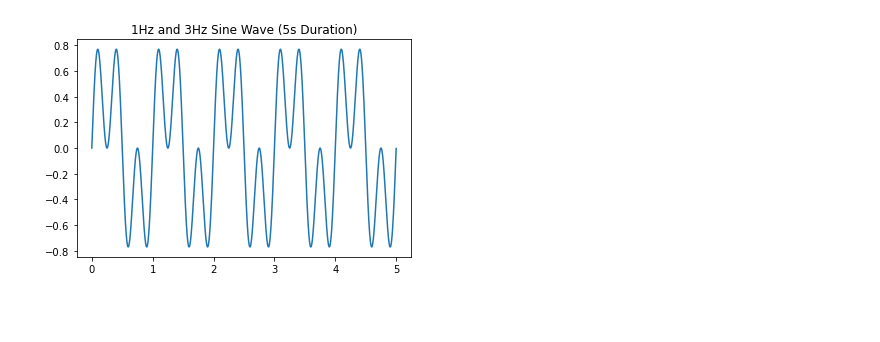
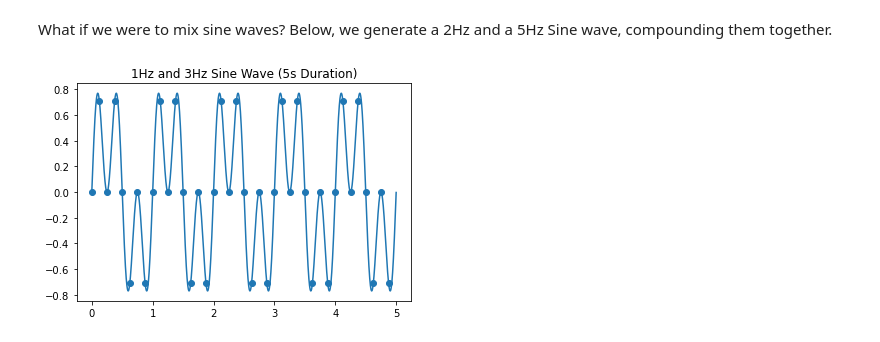
Before and after one commit to bennjii/fourier, a Jupyter notebook: theoretical_fourier.ipynb, the cells around one changed output. Drawn from its saved outputs; the diff is of its cells as text; code cells hidden in the pictures; blank space fills up the shorter version.

```diff
--- a/theoretical_fourier.ipynb
+++ b/theoretical_fourier.ipynb
@@ -47,20 +58,33 @@ plt.show()
+# %% [markdown]
+What if we were to mix sine waves?
+Below, we generate a 2Hz and a 5Hz Sine wave, compounding them together.
 # %%
 # Mixing 2Hz and 5Hz Sine Waves
 _x, nice_tone = generate_sine_wave(1, SAMPLE_RATE, DURATION)
 _x2, noise_tone = generate_sine_wave(3, SAMPLE_RATE, DURATION)
 # noise_tone = noise_tone * 0.3
 
 mixed_tone = (nice_tone + noise_tone) / 2
 _total = (_x + _x2) / 2
+
+normalized_tone = np.int16((mixed_tone / mixed_tone.max()) * 32767)
+
+### Generating Graph Aid - Begin
+_x_2, nice_tone_2 = generate_sine_wave(1, HIGHER_SAMPLE_RATE, DURATION)
+_x2_2, noise_tone_2 = generate_sine_wave(3, HIGHER_SAMPLE_RATE, DURATION)
+mixed_tone_2 = (nice_tone_2 + noise_tone_2) / 2
+_total_2 = (_x_2 + _x2_2) / 2
+normalized_tone_2 = np.int16((mixed_tone_2 / mixed_tone_2.max()) * 32767)
+### Generating Graph Aid - End
+
+plt.scatter(_total, mixed_tone)
+plt.plot(_total_2, mixed_tone_2)
+plt.plot()
+plt.title('1Hz and 3Hz Sine Wave (5s Duration)')
+plt.savefig("image_2_1hz_and_3hz.jpg", dpi=1200)
+plt.show()
+# %% [output]
+[figure, added]
-# %%
-normalized_tone = np.int16((mixed_tone / mixed_tone.max()) * 32767)
-
-plt.plot(_total, mixed_tone)
-plt.title('1Hz and 3Hz Sine Wave (5s Duration)')
-plt.savefig("image_2_1hz_and_3hz.jpg", dpi=1200)
-plt.show()
-# %% [output]
-[figure, removed]
 # %%
 from scipy.io.wavfile import write
 
```
Also changed, not shown: parts of 8 cells of this notebook, 7 other files.
